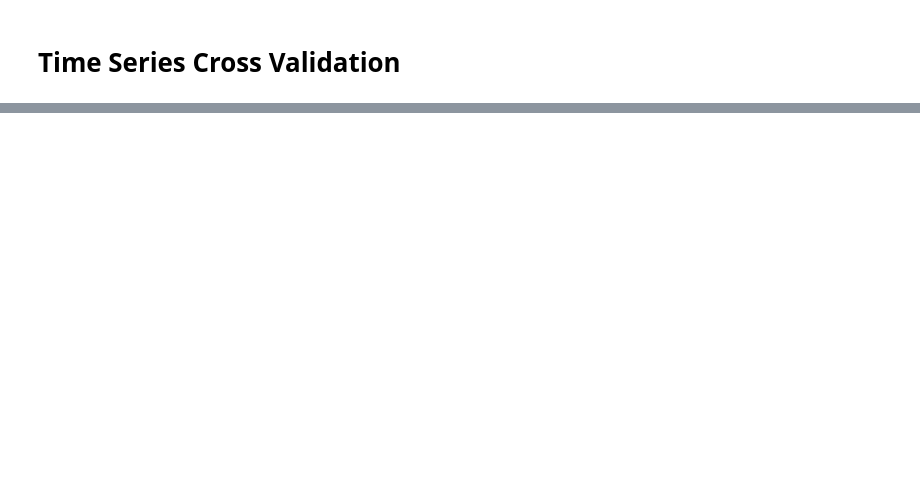
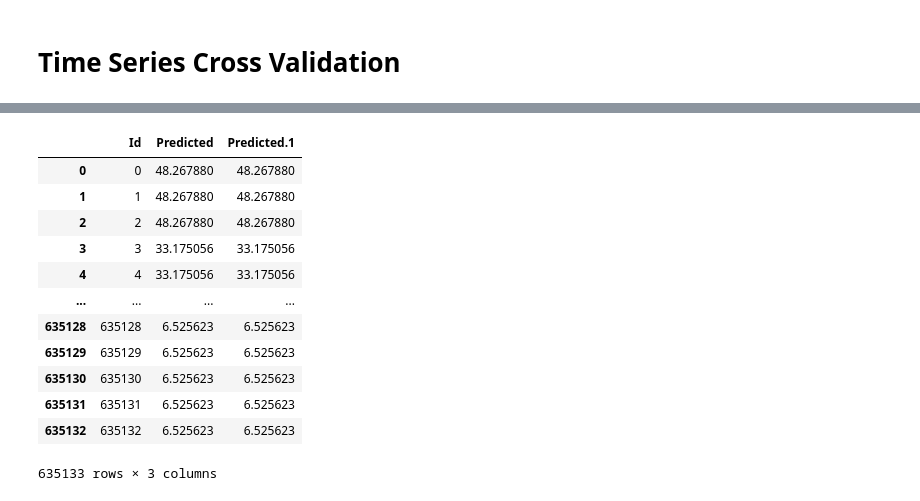
Before and after one commit to TahaSoylu44/Hacettepe-Datathon-26, a Jupyter notebook: aiclubdatathon-26/study-notebook.ipynb, the cells around one changed output, grey strips where cells are left out. Cells and saved outputs as stored; diff of their text form; code cells hidden in the pictures; blank space fills up the shorter version.

Commit message:
sample_submission created

```diff
--- a/aiclubdatathon-26/study-notebook.ipynb
+++ b/aiclubdatathon-26/study-notebook.ipynb
@@ -127,0 +407,17 @@ plt.show()
+# %%
+df1 = pd.read_csv("sample_submission.csv")
+df1
+# %% [output]
+|  | Id | Predicted | Predicted.1 |
+| 0 | 0 | 48.267880 | 48.267880 |
+| 1 | 1 | 48.267880 | 48.267880 |
+| 2 | 2 | 48.267880 | 48.267880 |
+| 3 | 3 | 33.175056 | 33.175056 |
+| 4 | 4 | 33.175056 | 33.175056 |
+| ... | ... | ... | ... |
+| 635128 | 635128 | 6.525623 | 6.525623 |
+| 635129 | 635129 | 6.525623 | 6.525623 |
+| 635130 | 635130 | 6.525623 | 6.525623 |
+| 635131 | 635131 | 6.525623 | 6.525623 |
+| 635132 | 635132 | 6.525623 | 6.525623 |
+635133 rows × 3 columns
```
Also changed, not shown: parts of 34 cells of this notebook, 2 other files.
